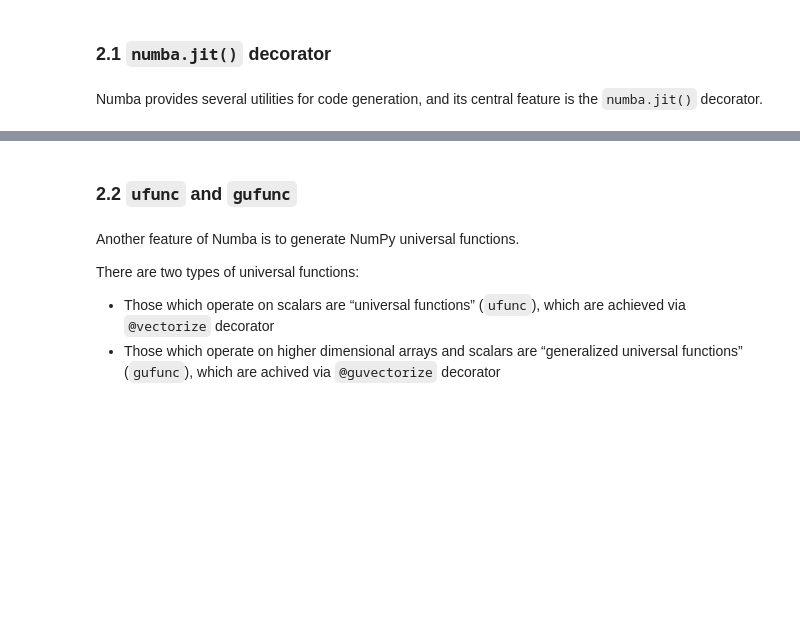
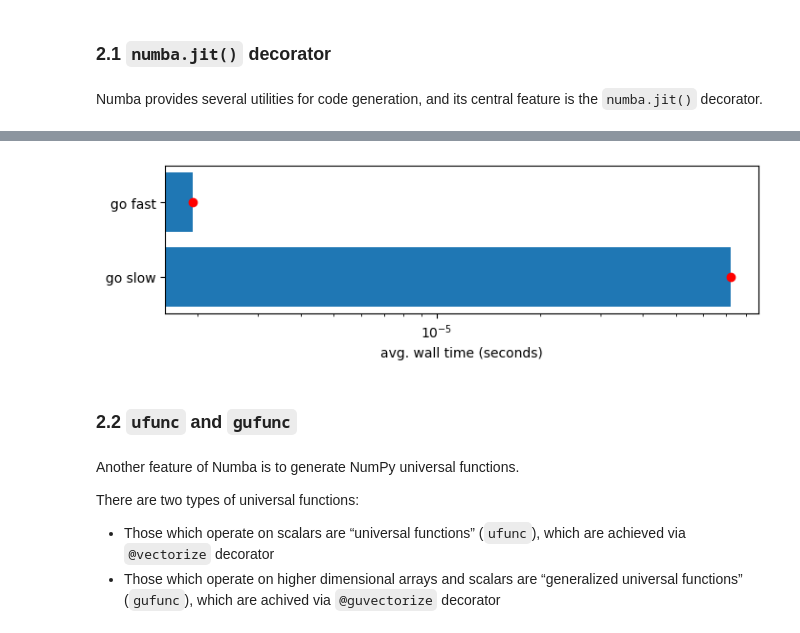
Before and after one commit to ENCCS/webinar_documents, a Jupyter notebook: 2024-oct-24-python/Webinar_Python.ipynb, the cells around one changed output, grey strips where cells are left out. Drawn from its saved outputs; the diff is of its cells as text; code cells hidden in the pictures; blank space fills up the shorter version.

```diff
--- a/2024-oct-24-python/Webinar_Python.ipynb
+++ b/2024-oct-24-python/Webinar_Python.ipynb
@@ -226,11 +287,11 @@ mx = np.arange(10000).reshape(100, 100)
 
 
 def go_slow(a):  # Function is compiled and runs in machine code
-    rst = 0.0
+    result = 0.0
     for i in range(a.shape[0]):
-        rst += np.sin(a[i, i])
-    return rst
+        result += np.sin(a[i, i])
+    return result
 
 
-%timeit go_slow(mx)
+time_slow = %timeit -o go_slow(mx)
 # %% [output]
@@ -241,11 +302,11 @@ from numba import jit
 
 @jit(nopython=True)
 def go_fast(a):
-    rst = 0.0
+    result = 0.0
     for i in range(a.shape[0]):
-        rst += np.cos(a[i, i])
-    return rst
+        result += np.sin(a[i, i])
+    return result
 
 
-%timeit go_fast(mx)
+time_fast = %timeit -o go_fast(mx)
 # %% [output]
@@ -253,3 +314,7 @@ def go_fast(a):
+# %%
+display_timings(go_slow=time_slow, go_fast=time_fast)
+# %% [output]
+[figure, added]
 # %% [markdown]
 ### 2.2 `ufunc` and `gufunc`
 # %% [markdown]
```
Also changed, not shown: parts of 65 cells of this notebook, 2 other files.
